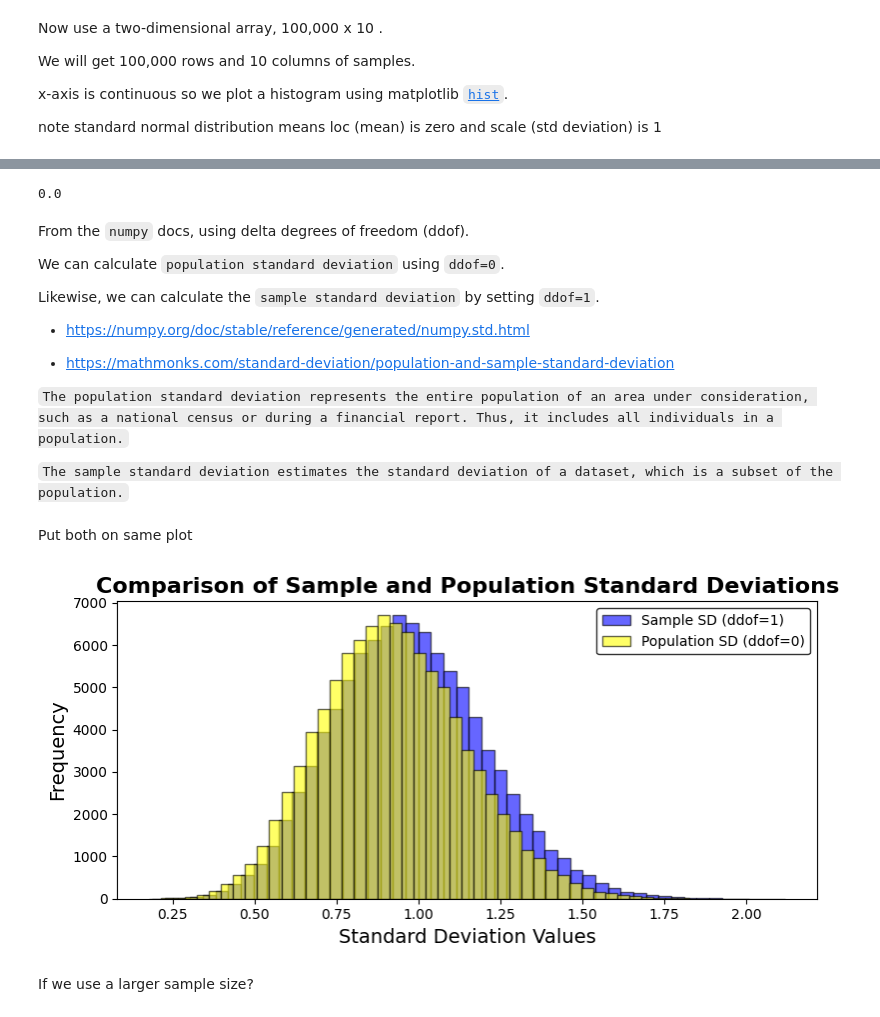
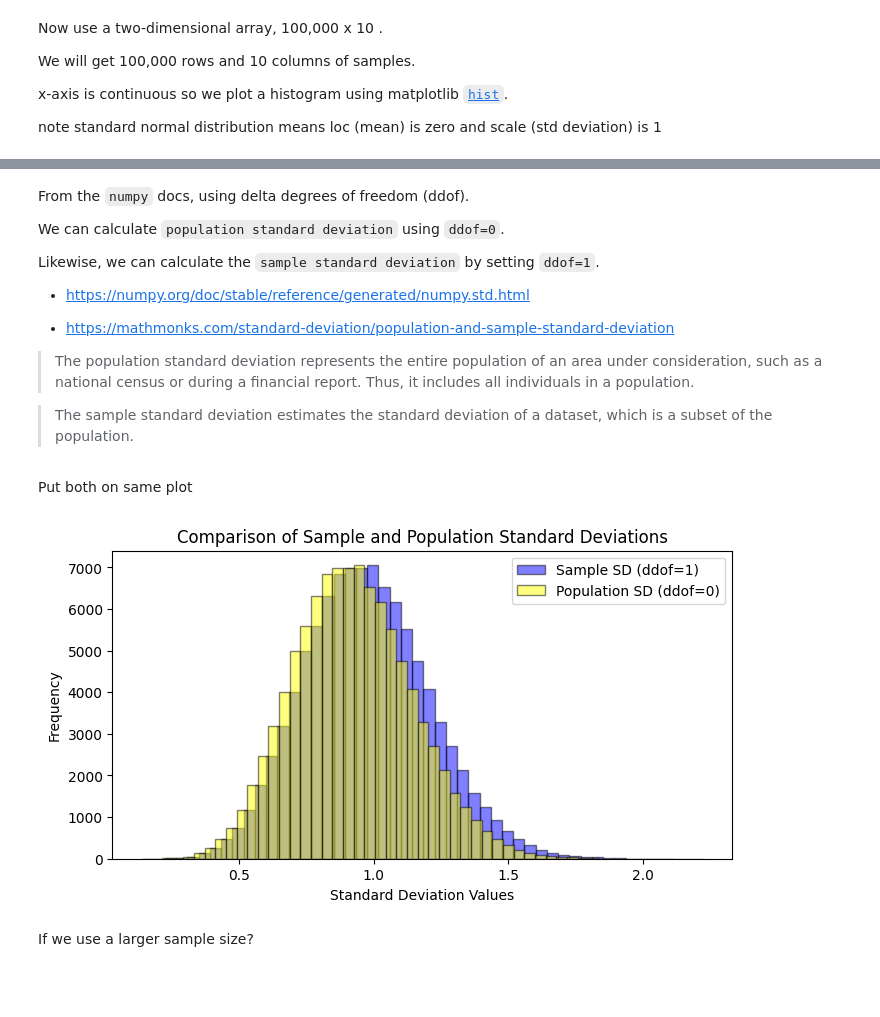
Before and after one commit to holmstead/applied_statistics, a Jupyter notebook: problems.ipynb, the cells around one changed output, grey strips where cells are left out. Saved outputs shown, nothing was run; the diff lists cells and outputs as text; code cells hidden in the pictures; blank space fills up the shorter version.

```diff
--- a/problems.ipynb
+++ b/problems.ipynb
@@ -287,8 +281,3 @@ plt.show()
-# %%
-# you can check the mean of the samples and see it is 'loc'
-print(round(np.mean(samples), 2))
-# %% [output]
-0.0
 # %% [markdown]
 From the `numpy` docs, using delta degrees of freedom (ddof).
 
@@ -300,9 +289,9 @@ Likewise, we can calculate the `sample standard deviation` by setting `ddof=1`.
 
 - https://mathmonks.com/standard-deviation/population-and-sample-standard-deviation
 
-`The population standard deviation represents the entire population of an area under consideration, such as a national census or during a financial report. Thus, it includes all individuals in a population.`
+>The population standard deviation represents the entire population of an area under consideration, such as a national census or during a financial report. Thus, it includes all individuals in a population.
 
-`The sample standard deviation estimates the standard deviation of a dataset, which is a subset of the population.`
+>The sample standard deviation estimates the standard deviation of a dataset, which is a subset of the population.
 # %%
 # Calculate sample standard deviations (ddof=1)
 sample_sd = np.std(samples, axis=1, ddof=1)
@@ -314,23 +303,18 @@ Put both on same plot
 # %%
 # Create a figure and axis for the plot.
 fig, ax = plt.subplots(figsize=(8, 4))
 
 # Plot histograms for sample and population standard deviations.
-ax.hist(sample_sd, bins=50, alpha=0.6, label='Sample SD (ddof=1)', color='blue', edgecolor='black')
-ax.hist(population_sd, bins=50, alpha=0.6, label='Population SD (ddof=0)', color='yellow', edgecolor='black')
+ax.hist(sample_sd, bins=50, alpha=0.5, label='Sample SD (ddof=1)', color='blue', edgecolor='black')
+ax.hist(population_sd, bins=50, alpha=0.5, label='Population SD (ddof=0)', color='yellow', edgecolor='black')
 
 # Add titles and labels.
-ax.set_title('Comparison of Sample and Population Standard Deviations', fontsize=16, fontweight='bold')
-ax.set_xlabel('Standard Deviation Values', fontsize=14)
-ax.set_ylabel('Frequency', fontsize=14)
-
-# Add a legend with a transparent background.
-ax.legend(frameon=True, facecolor='white', edgecolor='black')
-
-# Display the plot.
-plt.tight_layout()
+ax.set_title('Comparison of Sample and Population Standard Deviations')
+ax.set_xlabel('Standard Deviation Values')
+ax.set_ylabel('Frequency')
+ax.legend();
 # %% [output]
-[figure, old version]
+[figure, new version]
 # %% [markdown]
 If we use a larger sample size?
 # %%
```
Also changed, not shown: parts of 31 cells of this notebook.
